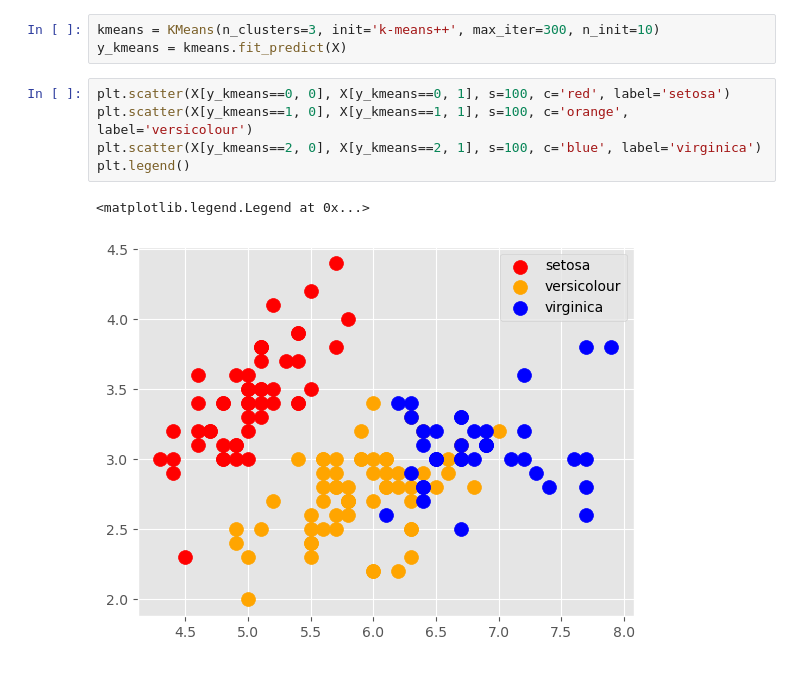
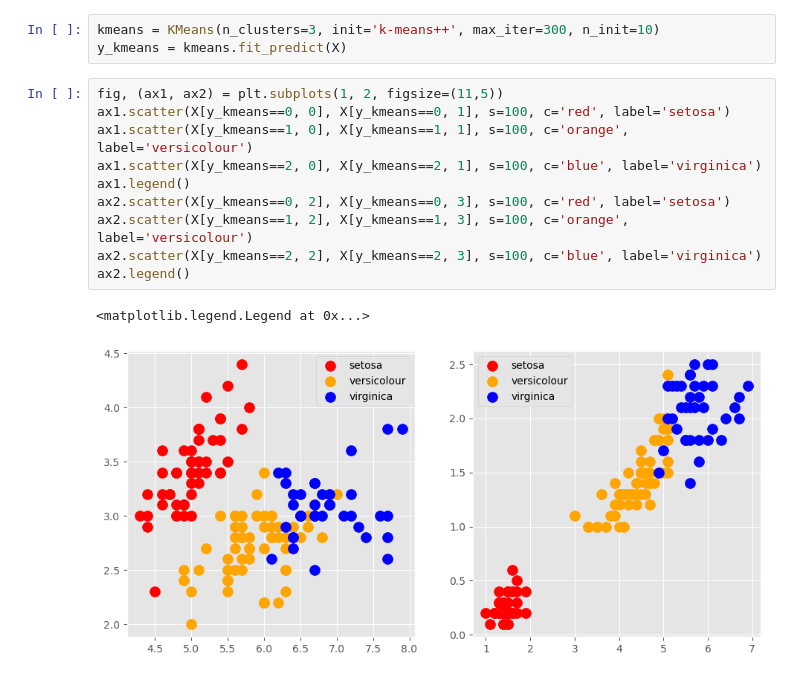
Before and after one commit to brahma-borude/ML_algorithms, a Jupyter notebook: Unsupervised Learning/K-means.ipynb, the cells around one changed output. Drawn from its saved outputs; the diff is of its cells as text.

```diff
--- a/Unsupervised Learning/K-means.ipynb
+++ b/Unsupervised Learning/K-means.ipynb
@@ -58,10 +58,15 @@ plt.show()
 kmeans = KMeans(n_clusters=3, init='k-means++', max_iter=300, n_init=10)
 y_kmeans = kmeans.fit_predict(X)
 # %%
-plt.scatter(X[y_kmeans==0, 0], X[y_kmeans==0, 1], s=100, c='red', label='setosa')
-plt.scatter(X[y_kmeans==1, 0], X[y_kmeans==1, 1], s=100, c='orange', label='versicolour')
-plt.scatter(X[y_kmeans==2, 0], X[y_kmeans==2, 1], s=100, c='blue', label='virginica')
-plt.legend()
+fig, (ax1, ax2) = plt.subplots(1, 2, figsize=(11,5))
+ax1.scatter(X[y_kmeans==0, 0], X[y_kmeans==0, 1], s=100, c='red', label='setosa')
+ax1.scatter(X[y_kmeans==1, 0], X[y_kmeans==1, 1], s=100, c='orange', label='versicolour')
+ax1.scatter(X[y_kmeans==2, 0], X[y_kmeans==2, 1], s=100, c='blue', label='virginica')
+ax1.legend()
+ax2.scatter(X[y_kmeans==0, 2], X[y_kmeans==0, 3], s=100, c='red', label='setosa')
+ax2.scatter(X[y_kmeans==1, 2], X[y_kmeans==1, 3], s=100, c='orange', label='versicolour')
+ax2.scatter(X[y_kmeans==2, 2], X[y_kmeans==2, 3], s=100, c='blue', label='virginica')
+ax2.legend()
 # %% [output]
 <matplotlib.legend.Legend at 0x...>
-[figure, old version]
+[figure, new version]
```
Also changed, not shown: parts of 1 cell of this notebook, 3 other files.
